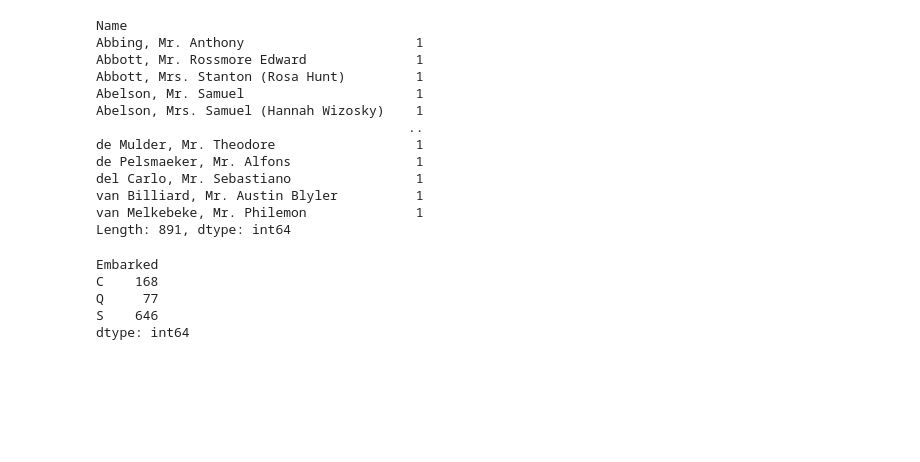
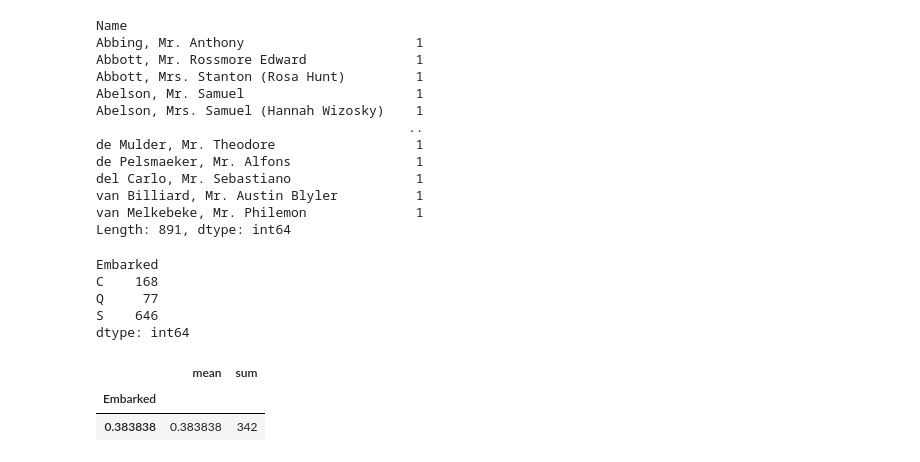
Before and after one commit to umer1730/Programming-for-AI, a Jupyter notebook: titanic.ipynb, the cells around one changed output. Saved outputs shown, nothing was run; the diff lists cells and outputs as text; code cells hidden in the pictures; blank space fills up the shorter version.

Commit message:
find mean and total sum of people who survived

```diff
--- a/titanic.ipynb
+++ b/titanic.ipynb
@@ -438,3 +438,10 @@ C    168
 Q     77
 S    646
 dtype: int64
+# %%
+result = df.groupby("Embarked")["Survived"].agg(["mean","sum"])
+result
+# %% [output]
+|  | mean | sum |
+| Embarked |  |  |
+| 0.383838 | 0.383838 | 342 |
```
